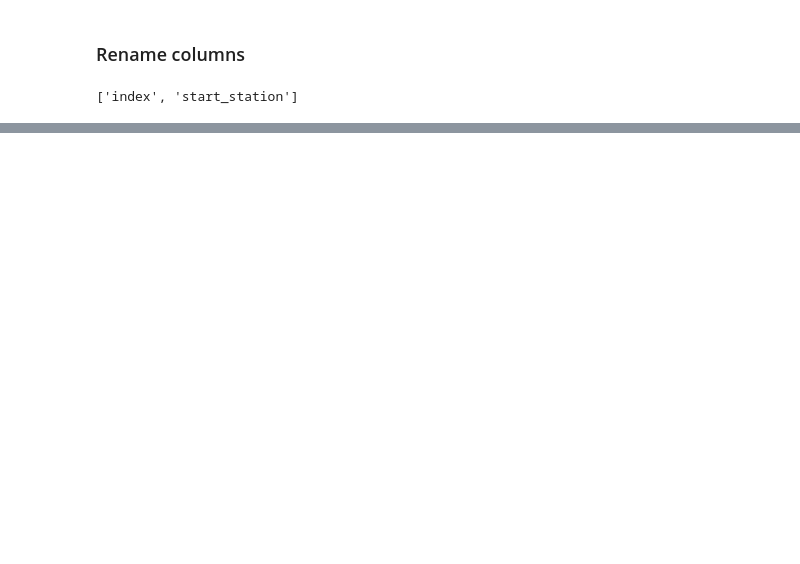
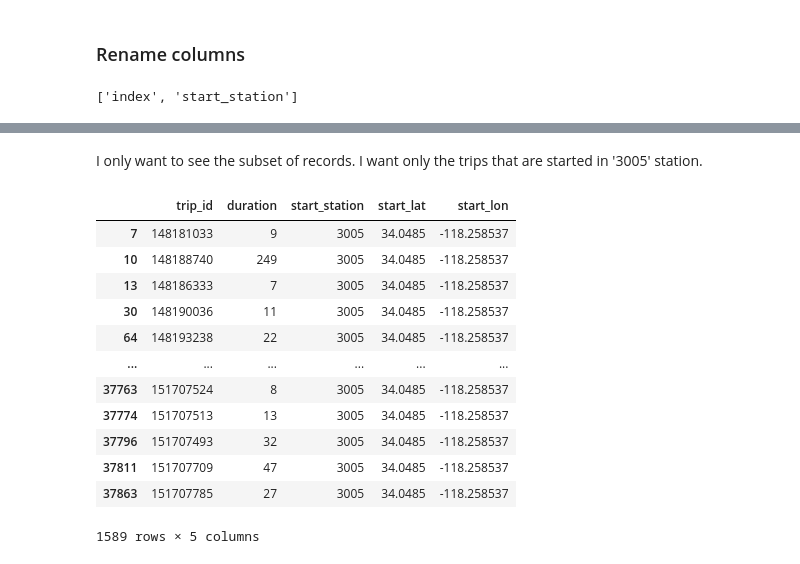
Before and after one commit to shinahpark/up206-shinah, a Jupyter notebook: Week2_Assignment_DataExploration.ipynb, the cells around one changed output, grey strips where cells are left out. Drawn from its saved outputs; the diff is of its cells as text; code cells hidden in the pictures; blank space fills up the shorter version.

```diff
--- a/Week2_Assignment_DataExploration.ipynb
+++ b/Week2_Assignment_DataExploration.ipynb
@@ -240,0 +333,18 @@ query, plot 만들기
+# %% [markdown]
+I only want to see the subset of records. I want only the trips that are started in '3005' station.
+# %%
+bike_trimmed[bike_trimmed.start_station == '3005']
+# %% [output]
+|  | trip_id | duration | start_station | start_lat | start_lon |
+| 7 | 148181033 | 9 | 3005 | 34.0485 | -118.258537 |
+| 10 | 148188740 | 249 | 3005 | 34.0485 | -118.258537 |
+| 13 | 148186333 | 7 | 3005 | 34.0485 | -118.258537 |
+| 30 | 148190036 | 11 | 3005 | 34.0485 | -118.258537 |
+| 64 | 148193238 | 22 | 3005 | 34.0485 | -118.258537 |
+| ... | ... | ... | ... | ... | ... |
+| 37763 | 151707524 | 8 | 3005 | 34.0485 | -118.258537 |
+| 37774 | 151707513 | 13 | 3005 | 34.0485 | -118.258537 |
+| 37796 | 151707493 | 32 | 3005 | 34.0485 | -118.258537 |
+| 37811 | 151707709 | 47 | 3005 | 34.0485 | -118.258537 |
+| 37863 | 151707785 | 27 | 3005 | 34.0485 | -118.258537 |
+1589 rows × 5 columns
```
Also changed, not shown: parts of 25 cells of this notebook.
